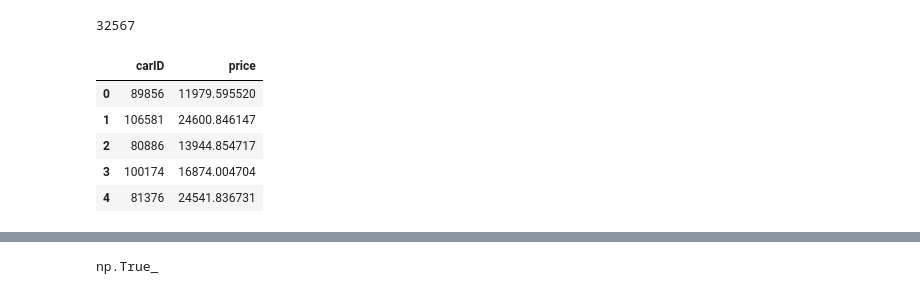
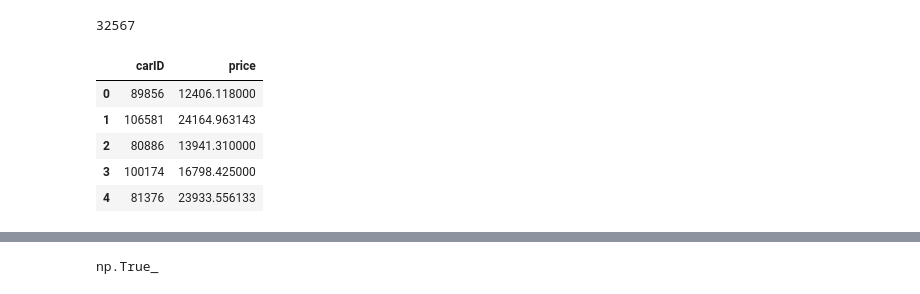
Before and after one commit to rmmandrade/ml2526, a Jupyter notebook: francisco.ipynb, the cells around one changed output, grey strips where cells are left out. Drawn from its saved outputs; the diff is of its cells as text; code cells hidden in the pictures.

```diff
--- a/francisco.ipynb
+++ b/francisco.ipynb
@@ -1383,7 +1383,7 @@ def clean_df(df, valid_models):
     df=fuzzy_fuel(df)
     df=impossible_to_nan(df, "tax")
     df=impossible_to_nan(df, "mpg")
-    df=impossible_to_nan(df, "engineSize", 0.6)
+    df=impossible_to_nan(df, "engineSize", 0.49)
     df=impossible_to_nan(df,"paintQuality%", 100, "upper")
     df=impossible_to_nan(df,"previousOwners")
     df=round_owners_int(df)
@@ -2863,15 +2872,5 @@ Best CV RMSE: 2527.38 (+/- 127.95)
 # %%
-rf_model = RandomForestRegressor(
-    n_estimators=500,
-    max_depth=30,
-    min_samples_split=2,
-    n_jobs=-1,
-    min_samples_leaf=1,
-    max_samples=0.8,
-    max_features=0.8,
-    bootstrap=True,
-    random_state=RANDOM_SEED
-)
+rf_model = RandomForestRegressor(random_state=RANDOM_SEED, n_jobs=-1, **best_params)
 kf=KFold(n_splits=7, shuffle=True, random_state=RANDOM_SEED)
 # %%
 results = avg_score(kf, X_encoded, y, int_cols, float_cols, rf_model, scaler=None)
@@ -3171,15 +3180,5 @@ Best CV RMSE: 2694.68 (+/- 116.57)"""
 # %%
-rf_model = RandomForestRegressor(
-    n_estimators=600,
-    max_depth=20,
-    min_samples_split=10,
-    n_jobs=-1,
-    min_samples_leaf=1,
-    max_samples=0.8,
-    max_features=0.5,
-    bootstrap=True,
-    random_state=RANDOM_SEED
-)
+rf_model = RandomForestRegressor(random_state=RANDOM_SEED, n_jobs=-1, **best_params)
 kf=KFold(n_splits=7, shuffle=True, random_state=RANDOM_SEED)
 # %%
 results = avg_score(kf, X_encoded, y, int_cols, float_cols, rf_model, scaler=None)
@@ -3241,21 +3240,21 @@ len(test_df.index)
 # %%
 submission = pd.DataFrame({
     "carID": XcarID.index,
     "price": y_pred
 })
 
 # Check structure
 display(submission.head())
 
 # --- Save to CSV (with header, no index) ---
-submission.to_csv("kaggle/model5.csv", index=False)
+submission.to_csv("kaggle/model8.csv", index=False)
 # %% [output]
 |  | carID | price |
-| 0 | 89856 | 11979.595520 |
-| 1 | 106581 | 24600.846147 |
-| 2 | 80886 | 13944.854717 |
-| 3 | 100174 | 16874.004704 |
-| 4 | 81376 | 24541.836731 |
+| 0 | 89856 | 12406.118000 |
+| 1 | 106581 | 24164.963143 |
+| 2 | 80886 | 13941.310000 |
+| 3 | 100174 | 16798.425000 |
+| 4 | 81376 | 23933.556133 |
 # %%
 submission
 # %% [output]
```
Also changed, not shown: parts of 24 cells of this notebook, 3 other files.
